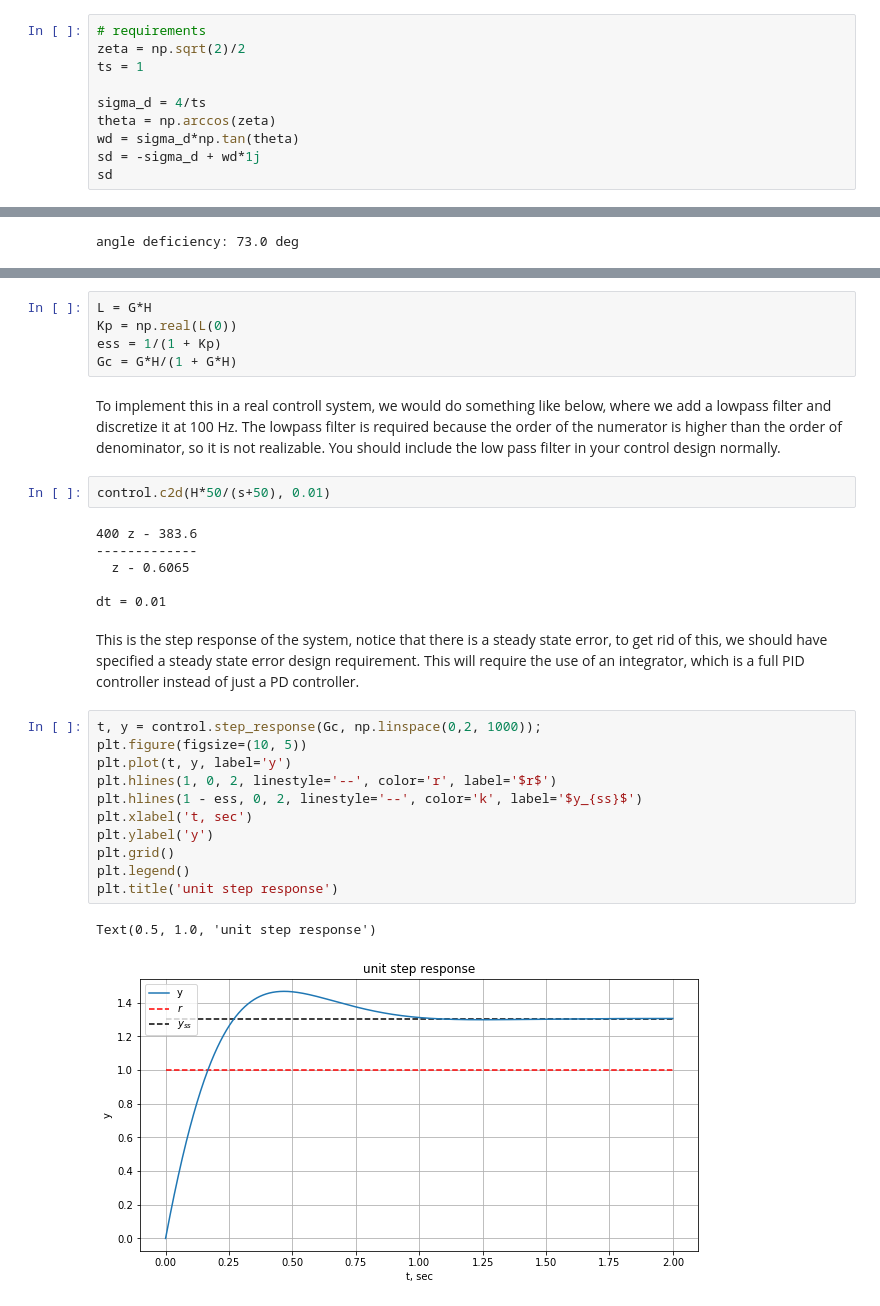
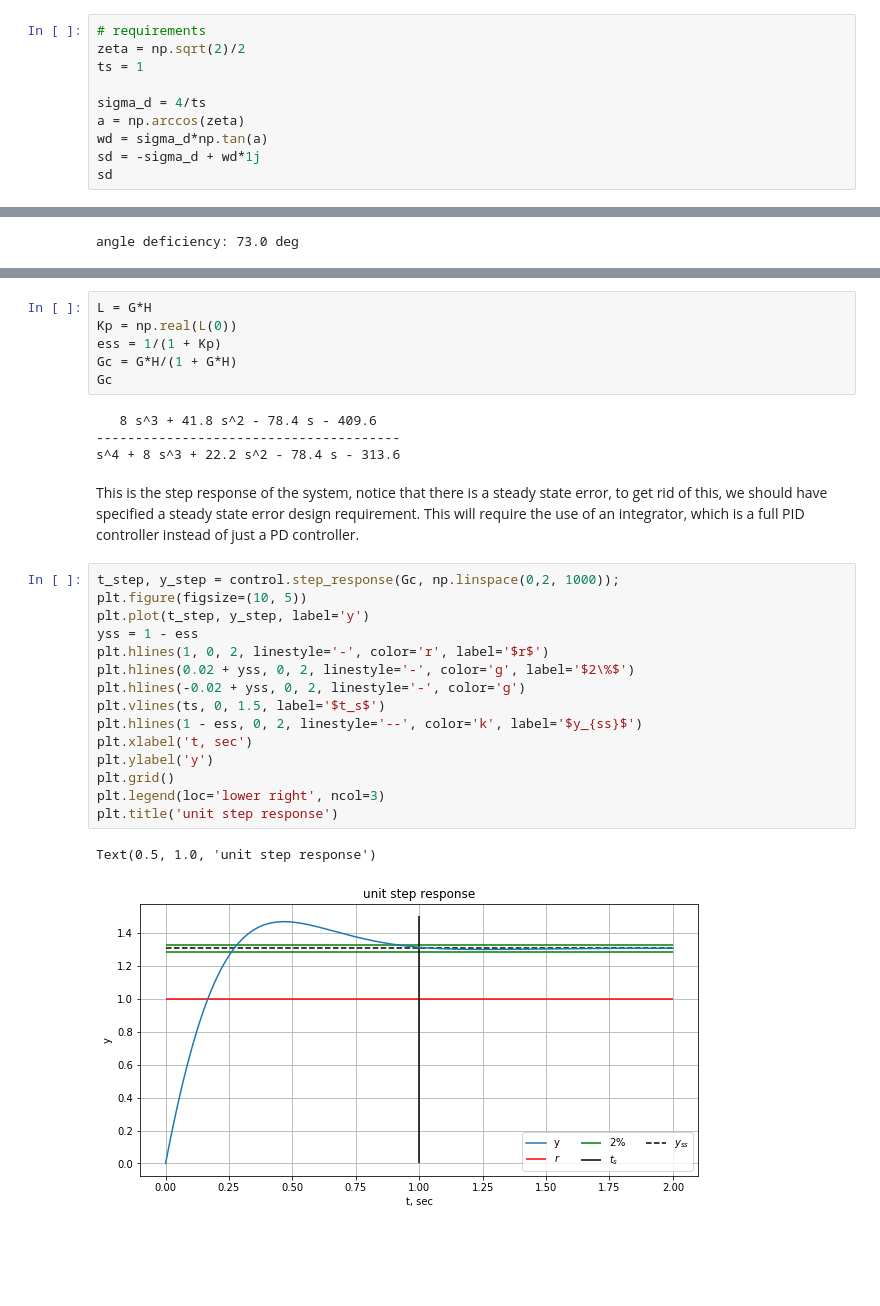
Before and after one commit to jgoppert/aae364_notebook, a Jupyter notebook: Pendulum.ipynb, the cells around one changed output, grey strips where cells are left out. Saved outputs shown, nothing was run; the diff lists cells and outputs as text; blank space fills up the shorter version.

```diff
--- a/Pendulum.ipynb
+++ b/Pendulum.ipynb
@@ -107,8 +114,8 @@ zeta = np.sqrt(2)/2
 ts = 1
 
 sigma_d = 4/ts
-theta = np.arccos(zeta)
-wd = sigma_d*np.tan(theta)
+a = np.arccos(zeta)
+wd = sigma_d*np.tan(a)
 sd = -sigma_d + wd*1j
 sd
 # %% [output]
@@ -157,29 +167,28 @@ L = G*H
 Kp = np.real(L(0))
 ess = 1/(1 + Kp)
 Gc = G*H/(1 + G*H)
+Gc
+# %% [output]
+   8 s^3 + 41.8 s^2 - 78.4 s - 409.6
+---------------------------------------
+s^4 + 8 s^3 + 22.2 s^2 - 78.4 s - 313.6
-# %% [markdown]
-To implement this in a real controll system, we would do something like below, where we add a lowpass filter and discretize it at 100 Hz. The lowpass filter is required because the order of the numerator is higher than the order of denominator, so it is not realizable. You should include the low pass filter in your control design normally.
-# %%
-control.c2d(H*50/(s+50), 0.01)
-# %% [output]
-400 z - 383.6
--------------
-  z - 0.6065
-
-dt = 0.01
 # %% [markdown]
 This is the step response of the system, notice that there is a steady state error, to get rid of this, we should have specified a steady state error design requirement. This will require the use of an integrator, which is a full PID controller instead of just a PD controller.
 # %%
-t, y = control.step_response(Gc, np.linspace(0,2, 1000));
+t_step, y_step = control.step_response(Gc, np.linspace(0,2, 1000));
 plt.figure(figsize=(10, 5))
-plt.plot(t, y, label='y')
-plt.hlines(1, 0, 2, linestyle='--', color='r', label='$r$')
+plt.plot(t_step, y_step, label='y')
+yss = 1 - ess
+plt.hlines(1, 0, 2, linestyle='-', color='r', label='$r$')
+plt.hlines(0.02 + yss, 0, 2, linestyle='-', color='g', label='$2\%$')
+plt.hlines(-0.02 + yss, 0, 2, linestyle='-', color='g')
+plt.vlines(ts, 0, 1.5, label='$t_s$')
 plt.hlines(1 - ess, 0, 2, linestyle='--', color='k', label='$y_{ss}$')
 plt.xlabel('t, sec')
 plt.ylabel('y')
 plt.grid()
-plt.legend()
+plt.legend(loc='lower right', ncol=3)
 plt.title('unit step response')
 # %% [output]
 Text(0.5, 1.0, 'unit step response')
-[figure, old version]
+[figure, new version]
```
Also changed, not shown: parts of 15 cells of this notebook.
